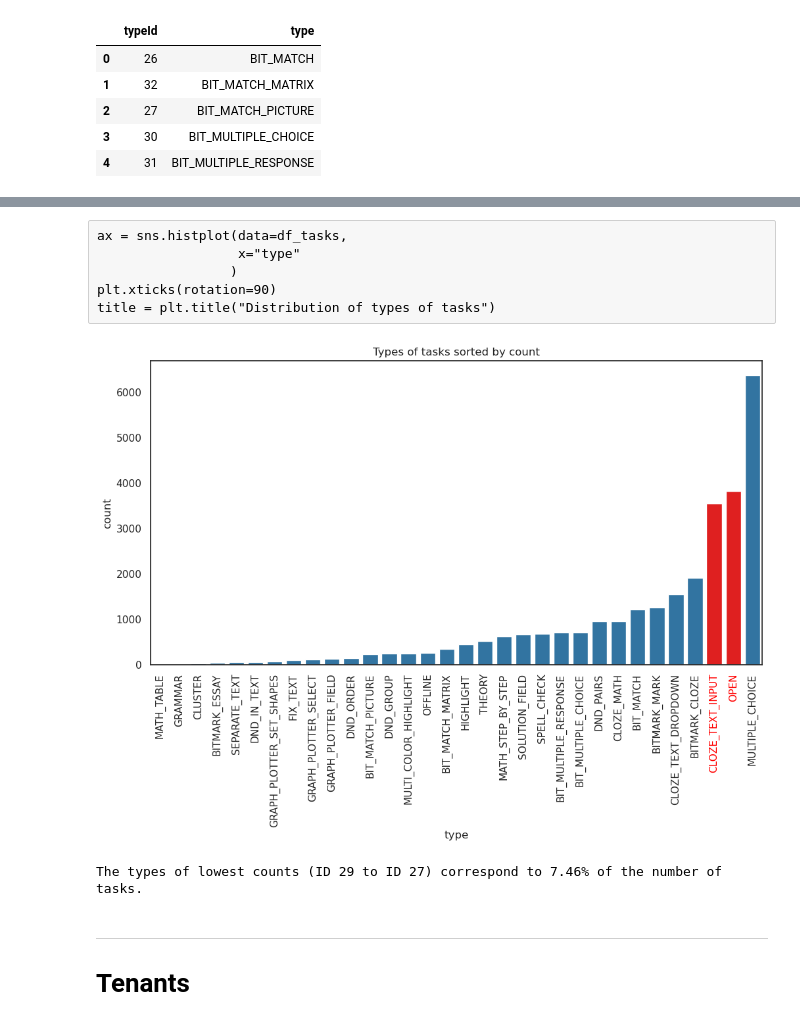
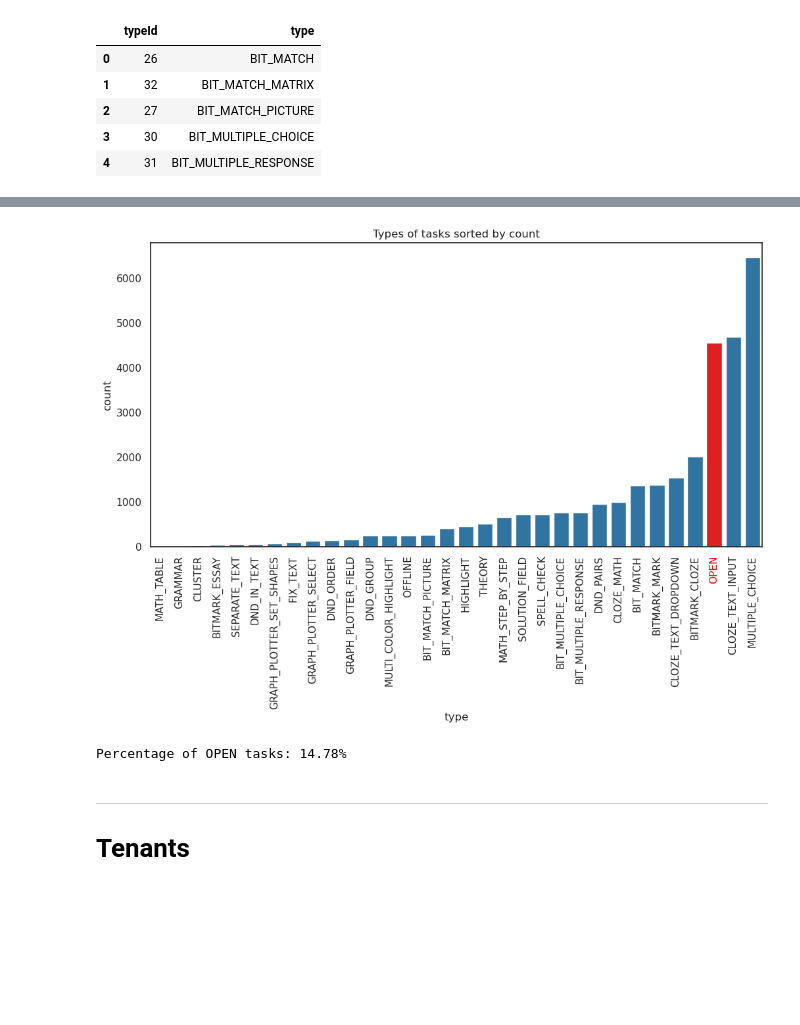
Before and after one commit to ghalifaten/master_thesis, a Jupyter notebook: 0_EDA.ipynb, the cells around one changed output, grey strips where cells are left out. Saved outputs shown, nothing was run; the diff lists cells and outputs as text; code cells hidden in the pictures; blank space fills up the shorter version.

Commit message:
clean EDA tasks code

```diff
--- a/0_EDA.ipynb
+++ b/0_EDA.ipynb
@@ -71,7 +71,7 @@ import json
 from bs4 import BeautifulSoup
 # %%
 sns.set_theme(style='white',
-              rc={'figure.figsize':(15,8)})
+              rc={'figure.figsize':(12,6)})
 color_blind_colors = [
     "#00429d",  # Dark blue
     "#009c79",  # Dark green
@@ -150,41 +150,28 @@ df_latest_task_versions.head()
 | 2 | 2395 | d7SwsoVyAUP80fMioyhxzH | Aufgabe PT 2.14c | 3 | 1535661392063 | 2 | {"id": "d7SwsoVyAUP80fMioyhxzH", ... | WORK_IN_PROGRESS | None | ... |
 | 3 | 3786 | 4R58yTMxw8b5CK1F72eh0W | Musteraufgabe D_Markieren_Adjekti... | 3 | 1562516756370 | 32 | {"id": "4R58yTMxw8b5CK1F72eh0W", ... | WORK_IN_PROGRESS | None | ... |
 | 4 | 3788 | 2UiRhzBKL217r4pFiCA6Ek | Ersatz 1.6b_Markieren mit mehrere... | 3 | 1562516867617 | 32 | {"id": "2UiRhzBKL217r4pFiCA6Ek", ... | WORK_IN_PROGRESS | None | ... |
-# %% [raw]
-ax = sns.histplot(data=df_tasks,
-                  x="type"
-                 )
-plt.xticks(rotation=90)
-title = plt.title("Distribution of types of tasks")
 # %%
 types_count = df_latest_task_versions[["type", "taskId"]].groupby("type").count().rename(columns={"taskId":"count"}).reset_index()
 
-sns.set_theme(style='white',
-              rc={'figure.figsize':(12,6)})
-
 colors = ['tab:blue' for x in types_count.type]
-colors[-2] = 'red'
 colors[-3] = 'red'
 
 ax = sns.barplot(data=types_count,
                  x='type',
                  y="count",
                  order=types_count.sort_values('count').type, palette=colors)
 
 plt.xticks(rotation=90)
-ax.get_xticklabels()[-2].set_color("red")
 ax.get_xticklabels()[-3].set_color("red")
 title = plt.title("Types of tasks sorted by count")
 ax.get_figure().savefig("figures/types_count_sorted.png", bbox_inches="tight")
 # %% [output]
-[figure, old version]
+[figure, new version]
-# %%
-lowest_counts = types_count.sort_values(by="count", ascending=False)[16:] # ID 29 to 27
-# lowest_counts = types_count[18:] # ID 29 to 20
-p = lowest_counts['count'].sum() / types_count['count'].sum() * 100
-print("The types of lowest counts (ID 29 to ID 27) correspond to {p:.2f}% of the number of tasks.".format(p=p))
-# %% [output]
-The types of lowest counts (ID 29 to ID 27) correspond to 7.46% of the number of tasks.
+# %%
+open_count = types_count[types_count['type'] == "OPEN"].reset_index().loc[0,"count"]
+print("Percentage of OPEN tasks: {:.2f}%".format(open_count / types_count['count'].sum() * 100))
+# %% [output]
+Percentage of OPEN tasks: 14.78%
 # %% [markdown]
 <hr>
 
```
Also changed, not shown: parts of 65 cells of this notebook, 27 other files.
